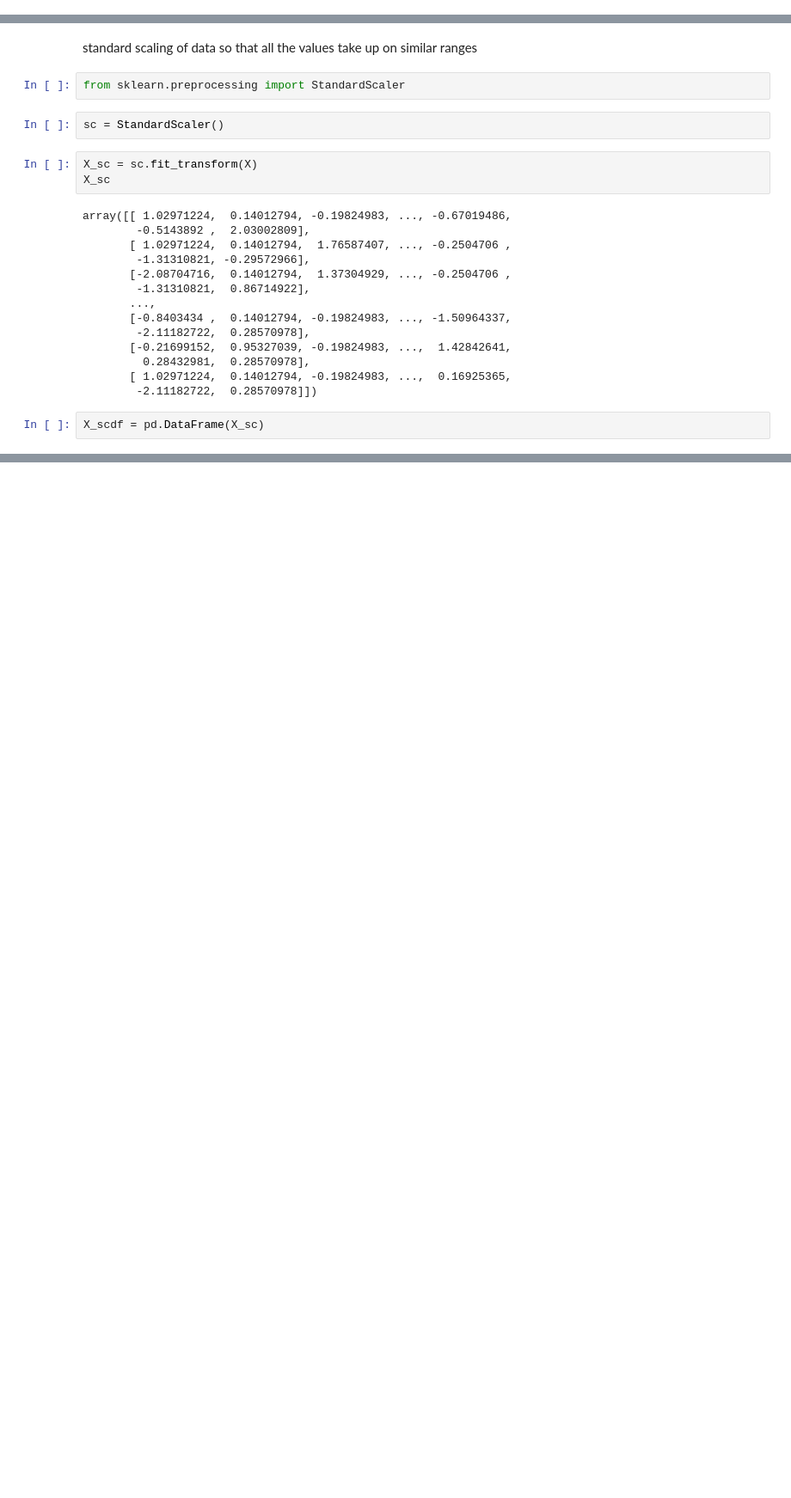
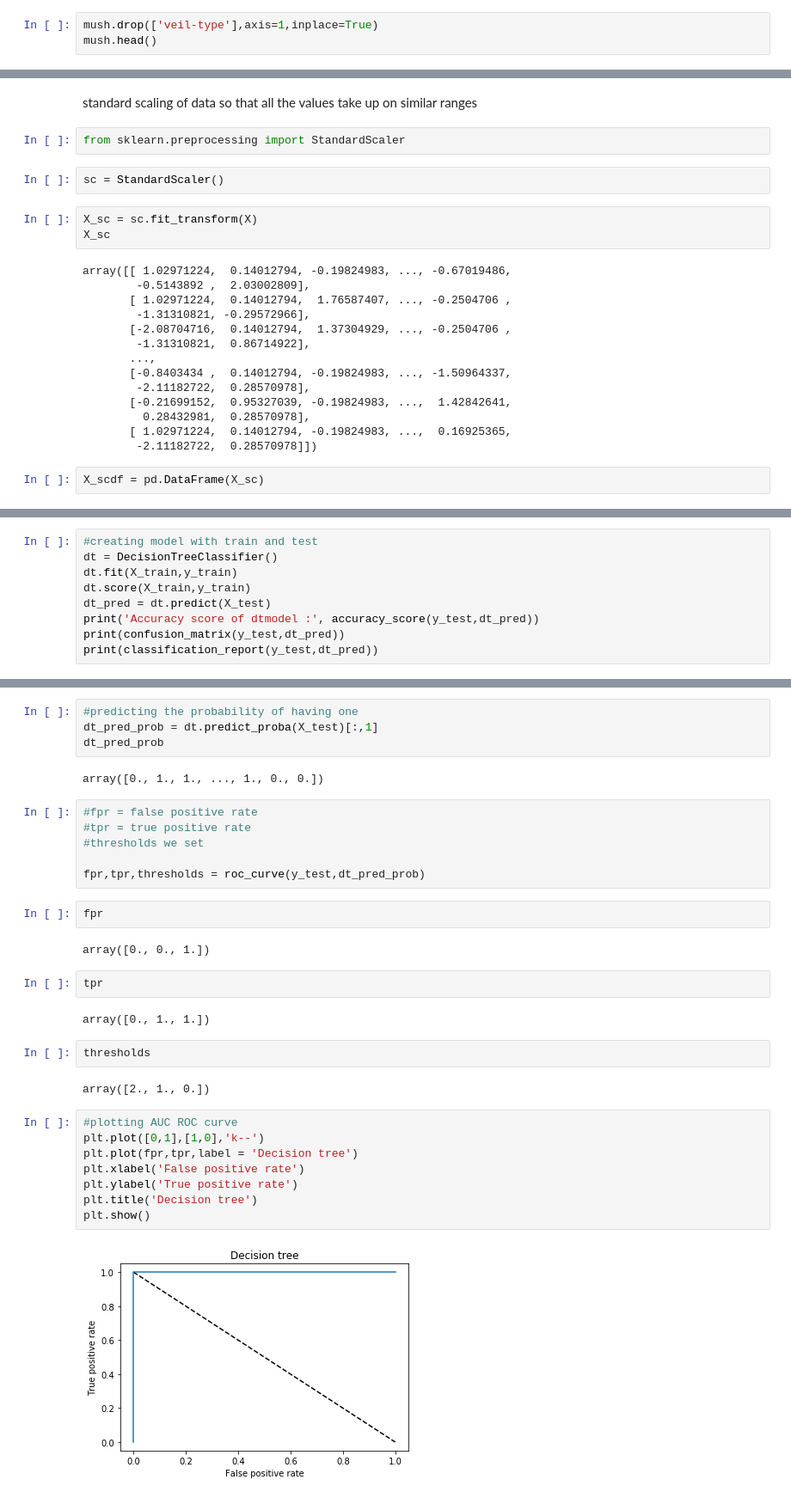
Before and after one commit to sonirl/Data-trained-projects, a Jupyter notebook: mushroom.ipynb, the cells around one changed output, grey strips where cells are left out. Shown: that part at 86% size. Cells and saved outputs as stored; diff of their text form; blank space fills up the shorter version.

```diff
--- a/mushroom.ipynb
+++ b/mushroom.ipynb
@@ -179,0 +186,3 @@ X.shape
+# %%
+mush.drop(['veil-type'],axis=1,inplace=True)
+mush.head()
@@ -315,0 +318,9 @@ joblib.dump(svc_pred,'mushroom.pkl')
+# %%
+#creating model with train and test
+dt = DecisionTreeClassifier()
+dt.fit(X_train,y_train)
+dt.score(X_train,y_train)
+dt_pred = dt.predict(X_test)
+print('Accuracy score of dtmodel :', accuracy_score(y_test,dt_pred))
+print(confusion_matrix(y_test,dt_pred))
+print(classification_report(y_test,dt_pred))
@@ -315,0 +351,34 @@ joblib.dump(svc_pred,'mushroom.pkl')
+# %%
+#predicting the probability of having one
+dt_pred_prob = dt.predict_proba(X_test)[:,1]
+dt_pred_prob
+# %% [output]
+array([0., 1., 1., ..., 1., 0., 0.])
+# %%
+#fpr = false positive rate
+#tpr = true positive rate
+#thresholds we set
+
+fpr,tpr,thresholds = roc_curve(y_test,dt_pred_prob)
+# %%
+fpr
+# %% [output]
+array([0., 0., 1.])
+# %%
+tpr
+# %% [output]
+array([0., 1., 1.])
+# %%
+thresholds
+# %% [output]
+array([2., 1., 0.])
+# %%
+#plotting AUC ROC curve
+plt.plot([0,1],[1,0],'k--')
+plt.plot(fpr,tpr,label = 'Decision tree')
+plt.xlabel('False positive rate')
+plt.ylabel('True positive rate')
+plt.title('Decision tree')
+plt.show()
+# %% [output]
+[figure, added]
```
Also changed, not shown: parts of 48 cells of this notebook.
